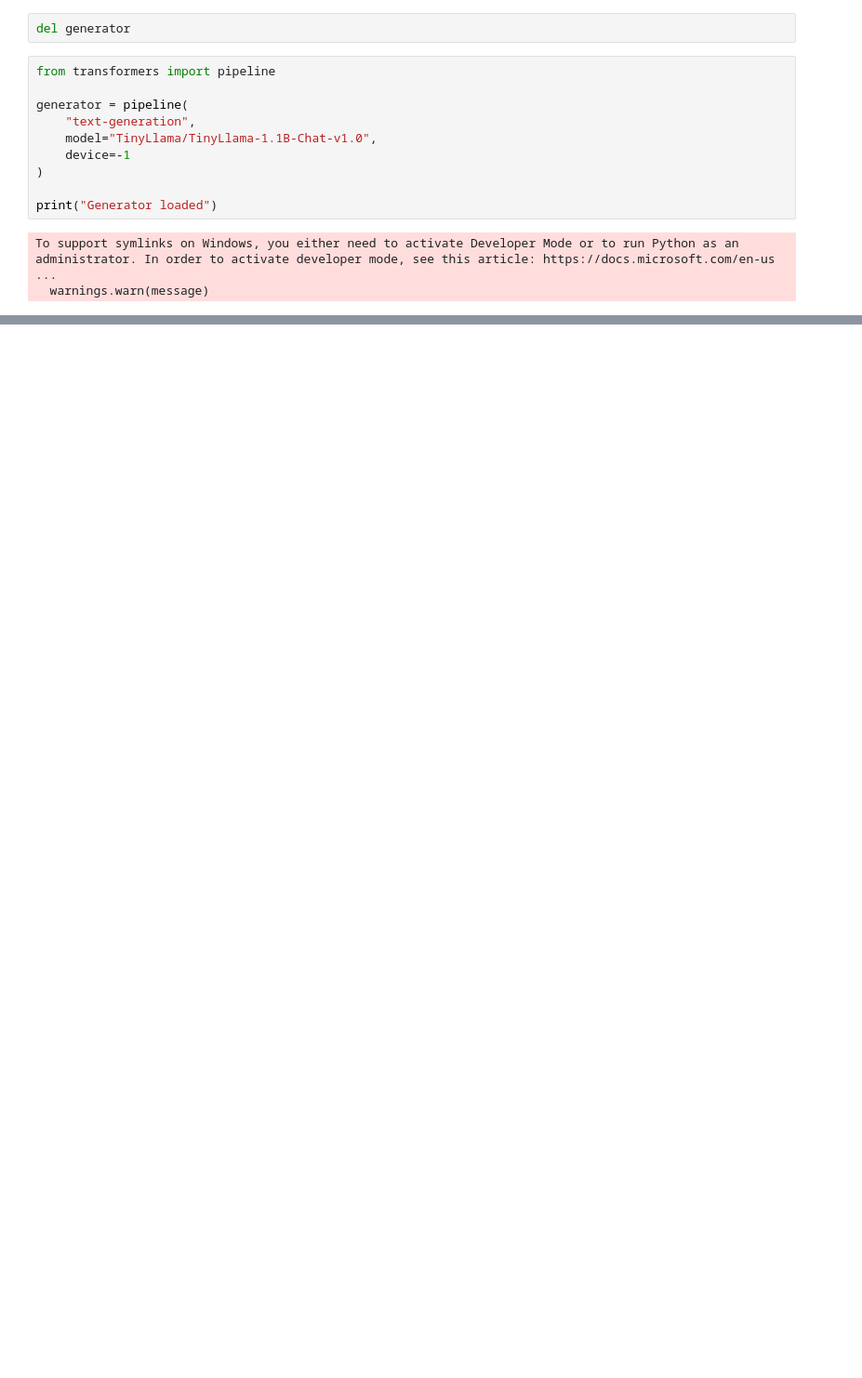
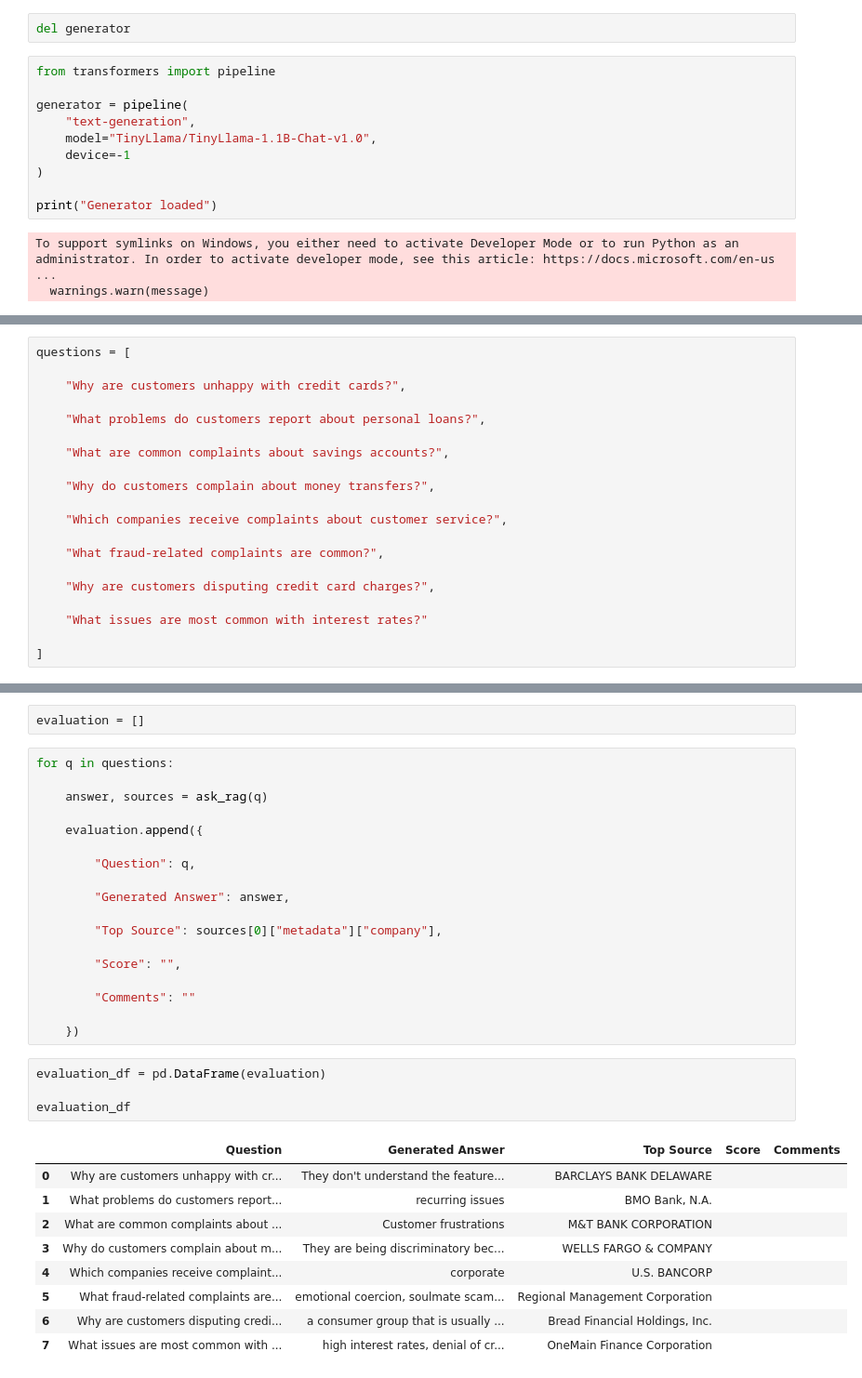
Before and after one commit to Helina-Leul/rag-complaint-chatbot, a Jupyter notebook: notebooks/02_chunking_embeddings.ipynb, the cells around one changed output, grey strips where cells are left out. Shown at 93% size. Drawn from its saved outputs; the diff is of its cells as text; blank space fills up the shorter version.

Commit message:
Complete RAG pipeline and evaluation

```diff
--- a/notebooks/02_chunking_embeddings.ipynb
+++ b/notebooks/02_chunking_embeddings.ipynb
@@ -579,0 +634,20 @@ To support symlinks on Windows, you either need to activate Developer Mode or to
+# %%
+questions = [
+
+    "Why are customers unhappy with credit cards?",
+
+    "What problems do customers report about personal loans?",
+
+    "What are common complaints about savings accounts?",
+
+    "Why do customers complain about money transfers?",
+
+    "Which companies receive complaints about customer service?",
+
+    "What fraud-related complaints are common?",
+
+    "Why are customers disputing credit card charges?",
+
+    "What issues are most common with interest rates?"
+
+]
@@ -579,0 +714,34 @@ To support symlinks on Windows, you either need to activate Developer Mode or to
+# %%
+evaluation = []
+# %%
+for q in questions:
+
+    answer, sources = ask_rag(q)
+
+    evaluation.append({
+
+        "Question": q,
+
+        "Generated Answer": answer,
+
+        "Top Source": sources[0]["metadata"]["company"],
+
+        "Score": "",
+
+        "Comments": ""
+
+    })
+# %%
+evaluation_df = pd.DataFrame(evaluation)
+
+evaluation_df
+# %% [output]
+|  | Question | Generated Answer | Top Source | Score | Comments |
+| 0 | Why are customers unhappy with cr... | They don't understand the feature... | BARCLAYS BANK DELAWARE |  |  |
+| 1 | What problems do customers report... | recurring issues | BMO Bank, N.A. |  |  |
+| 2 | What are common complaints about ... | Customer frustrations | M&T BANK CORPORATION |  |  |
+| 3 | Why do customers complain about m... | They are being discriminatory bec... | WELLS FARGO & COMPANY |  |  |
+| 4 | Which companies receive complaint... | corporate | U.S. BANCORP |  |  |
+| 5 | What fraud-related complaints are... | emotional coercion, soulmate scam... | Regional Management Corporation |  |  |
+| 6 | Why are customers disputing credi... | a consumer group that is usually ... | Bread Financial Holdings, Inc. |  |  |
+| 7 | What issues are most common with ... | high interest rates, denial of cr... | OneMain Finance Corporation |  |  |
```
Also changed, not shown: parts of 25 cells of this notebook, 7 other files.
